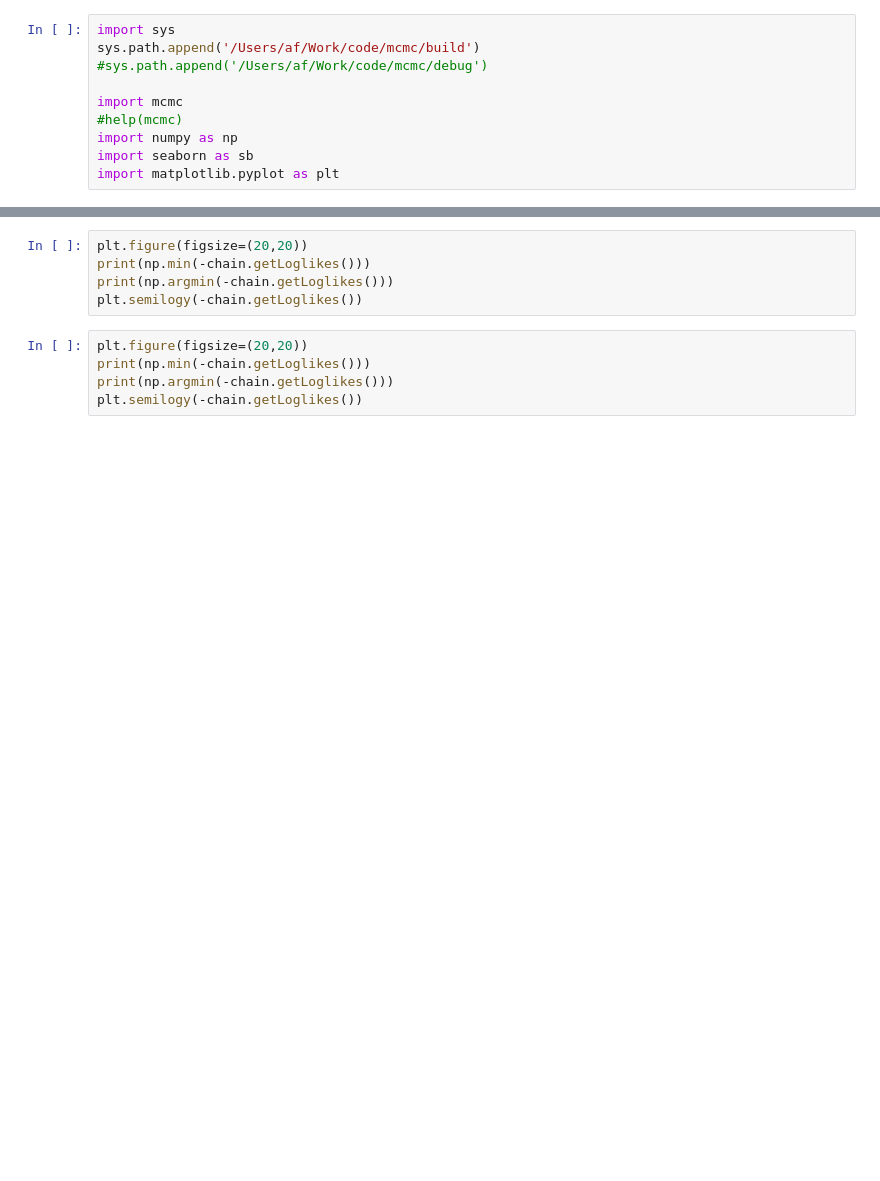
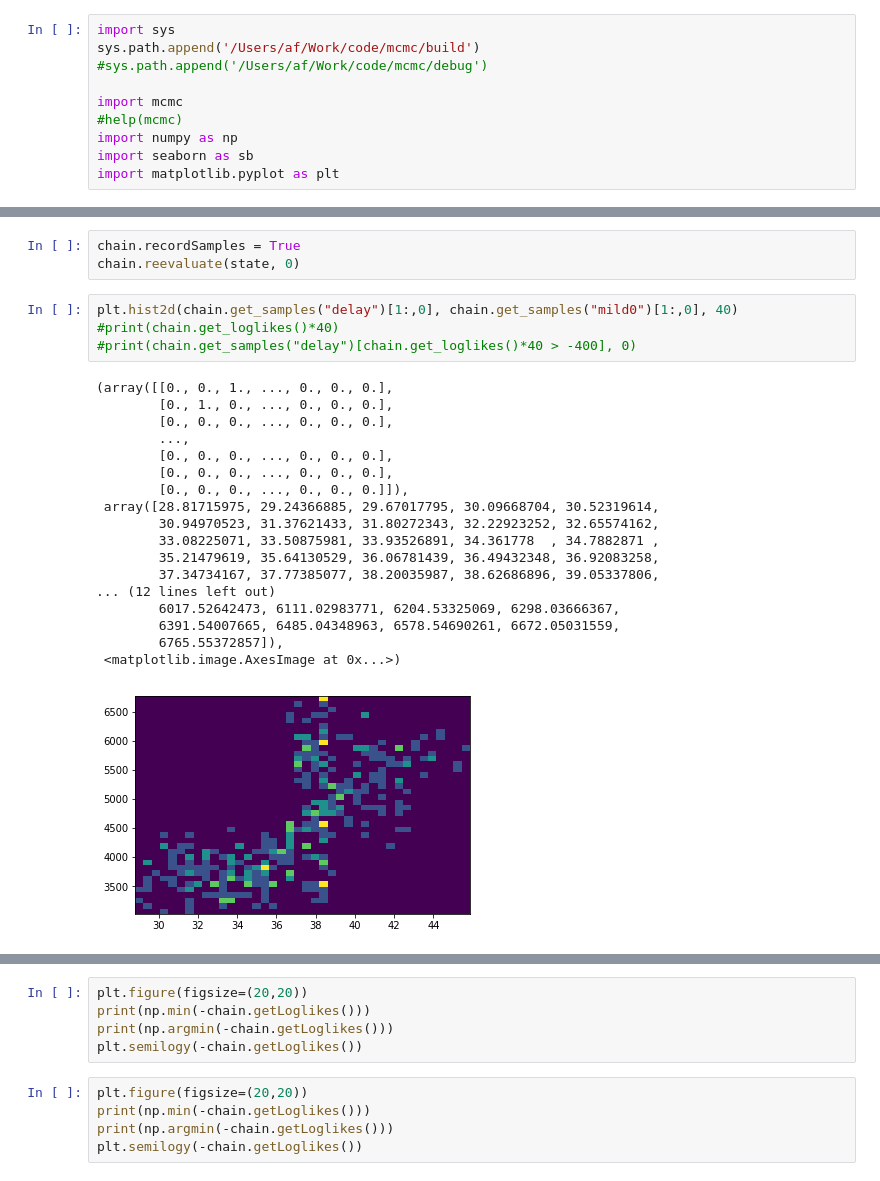
Before and after one commit to AndreasFinke/mcmc, a Jupyter notebook: notebooks/covid4.ipynb, the cells around one changed output, grey strips where cells are left out. Saved outputs shown, nothing was run; the diff lists cells and outputs as text; blank space fills up the shorter version.

```diff
--- a/notebooks/covid4.ipynb
+++ b/notebooks/covid4.ipynb
@@ -282,0 +413,26 @@ plt.semilogy(-chain.getLoglikes())
+# %%
+chain.recordSamples = True
+chain.reevaluate(state, 0)
+# %%
+plt.hist2d(chain.get_samples("delay")[1:,0], chain.get_samples("mild0")[1:,0], 40)
+#print(chain.get_loglikes()*40)
+#print(chain.get_samples("delay")[chain.get_loglikes()*40 > -400], 0)
+# %% [output]
+(array([[0., 0., 1., ..., 0., 0., 0.],
+        [0., 1., 0., ..., 0., 0., 0.],
+        [0., 0., 0., ..., 0., 0., 0.],
+        ...,
+        [0., 0., 0., ..., 0., 0., 0.],
+        [0., 0., 0., ..., 0., 0., 0.],
+        [0., 0., 0., ..., 0., 0., 0.]]),
+ array([28.81715975, 29.24366885, 29.67017795, 30.09668704, 30.52319614,
+        30.94970523, 31.37621433, 31.80272343, 32.22923252, 32.65574162,
+        33.08225071, 33.50875981, 33.93526891, 34.361778  , 34.7882871 ,
+        35.21479619, 35.64130529, 36.06781439, 36.49432348, 36.92083258,
+        37.34734167, 37.77385077, 38.20035987, 38.62686896, 39.05337806,
+... (12 lines left out)
+        6017.52642473, 6111.02983771, 6204.53325069, 6298.03666367,
+        6391.54007665, 6485.04348963, 6578.54690261, 6672.05031559,
+        6765.55372857]),
+ <matplotlib.image.AxesImage at 0x...>)
+[figure, added]
```
Also changed, not shown: parts of 19 cells of this notebook, 1 other file.
